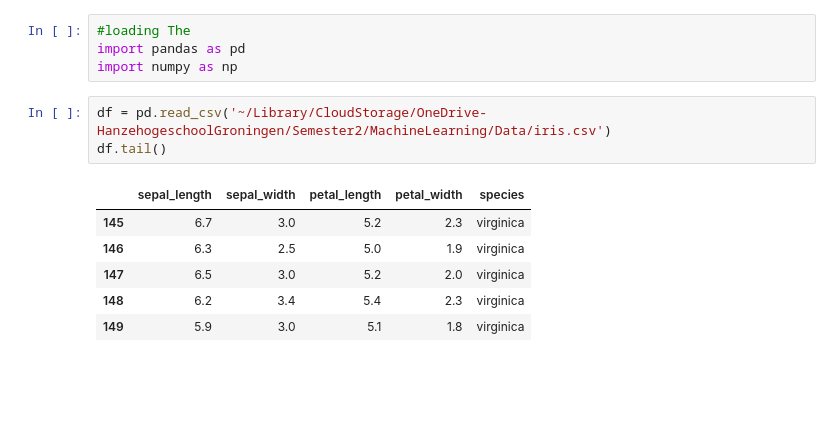
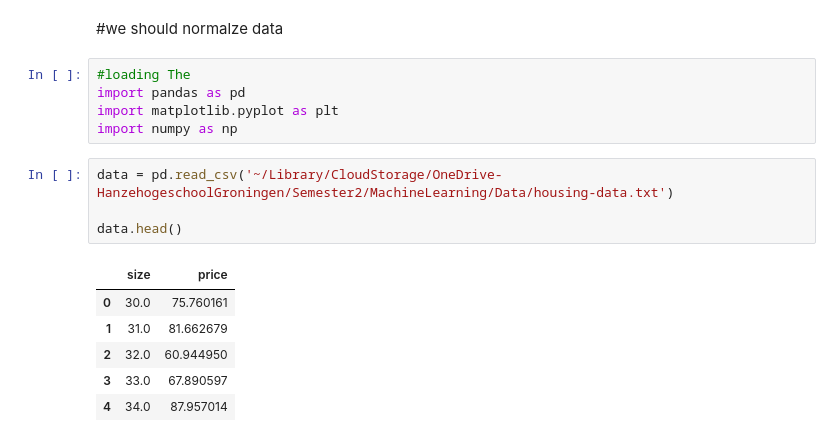
Before and after one commit to hesam989/HanzeDataScience3, a Jupyter notebook: SupervisedLearning/W4/Week_04.ipynb, the cells around one changed output. Drawn from its saved outputs; the diff is of its cells as text; blank space fills up the shorter version.

```diff
--- a/SupervisedLearning/W4/Week_04.ipynb
+++ b/SupervisedLearning/W4/Week_04.ipynb
@@ -1,14 +21,18 @@
+# %% [markdown]
+#we should normalze data
 # %%
 #loading The
 import pandas as pd
+import matplotlib.pyplot as plt
 import numpy as np
 # %%
-df = pd.read_csv('~/Library/CloudStorage/OneDrive-HanzehogeschoolGroningen/Semester2/MachineLearning/Data/iris.csv')
-df.tail()
+data = pd.read_csv('~/Library/CloudStorage/OneDrive-HanzehogeschoolGroningen/Semester2/MachineLearning/Data/housing-data.txt')
+
+data.head()
 # %% [output]
-|  | sepal_length | sepal_width | petal_length | petal_width | species |
-| 145 | 6.7 | 3.0 | 5.2 | 2.3 | virginica |
-| 146 | 6.3 | 2.5 | 5.0 | 1.9 | virginica |
-| 147 | 6.5 | 3.0 | 5.2 | 2.0 | virginica |
-| 148 | 6.2 | 3.4 | 5.4 | 2.3 | virginica |
-| 149 | 5.9 | 3.0 | 5.1 | 1.8 | virginica |
+|  | size | price |
+| 0 | 30.0 | 75.760161 |
+| 1 | 31.0 | 81.662679 |
+| 2 | 32.0 | 60.944950 |
+| 3 | 33.0 | 67.890597 |
+| 4 | 34.0 | 87.957014 |
```
Also changed, not shown: parts of 8 cells of this notebook.
